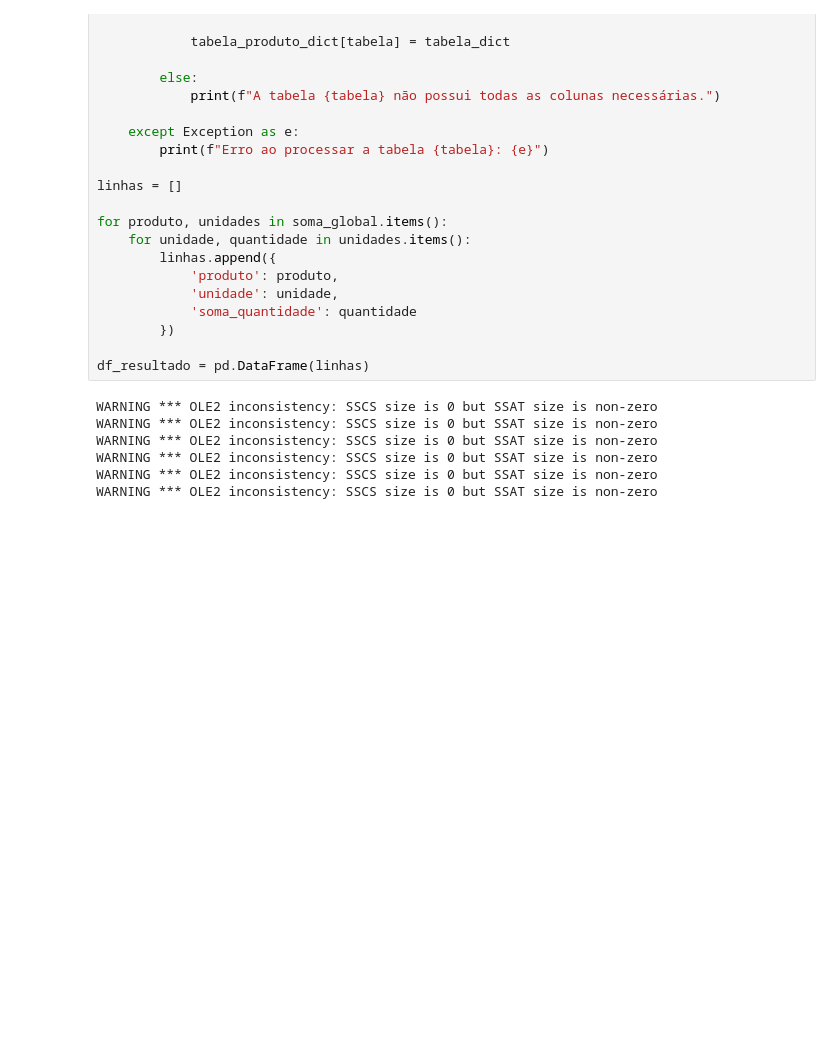
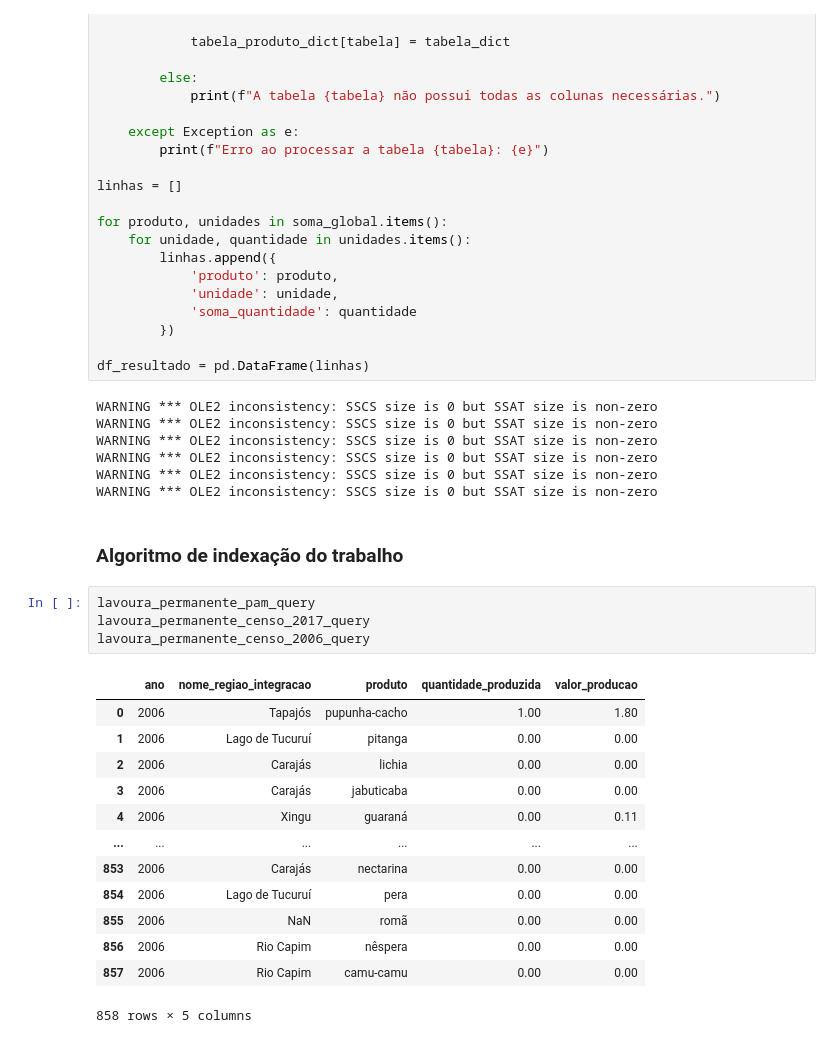
Before and after one commit to csalpha-team/dados, a Jupyter notebook: converters.ipynb, the cells around one changed output. Drawn from its saved outputs; the diff is of its cells as text; blank space fills up the shorter version.

```diff
--- a/converters.ipynb
+++ b/converters.ipynb
@@ -417,3 +401,23 @@ WARNING *** OLE2 inconsistency: SSCS size is 0 but SSAT size is non-zero
 WARNING *** OLE2 inconsistency: SSCS size is 0 but SSAT size is non-zero
 WARNING *** OLE2 inconsistency: SSCS size is 0 but SSAT size is non-zero
 WARNING *** OLE2 inconsistency: SSCS size is 0 but SSAT size is non-zero
+# %% [markdown]
+### Algoritmo de indexação do trabalho
+# %%
+lavoura_permanente_pam_query
+lavoura_permanente_censo_2017_query
+lavoura_permanente_censo_2006_query
+# %% [output]
+|  | ano | nome_regiao_integracao | produto | quantidade_produzida | valor_producao |
+| 0 | 2006 | Tapajós | pupunha-cacho | 1.00 | 1.80 |
+| 1 | 2006 | Lago de Tucuruí | pitanga | 0.00 | 0.00 |
+| 2 | 2006 | Carajás | lichia | 0.00 | 0.00 |
+| 3 | 2006 | Carajás | jabuticaba | 0.00 | 0.00 |
+| 4 | 2006 | Xingu | guaraná | 0.00 | 0.11 |
+| ... | ... | ... | ... | ... | ... |
+| 853 | 2006 | Carajás | nectarina | 0.00 | 0.00 |
+| 854 | 2006 | Lago de Tucuruí | pera | 0.00 | 0.00 |
+| 855 | 2006 | NaN | romã | 0.00 | 0.00 |
+| 856 | 2006 | Rio Capim | nêspera | 0.00 | 0.00 |
+| 857 | 2006 | Rio Capim | camu-camu | 0.00 | 0.00 |
+858 rows × 5 columns
```
Also changed, not shown: parts of 3 cells of this notebook, 18 other files.
